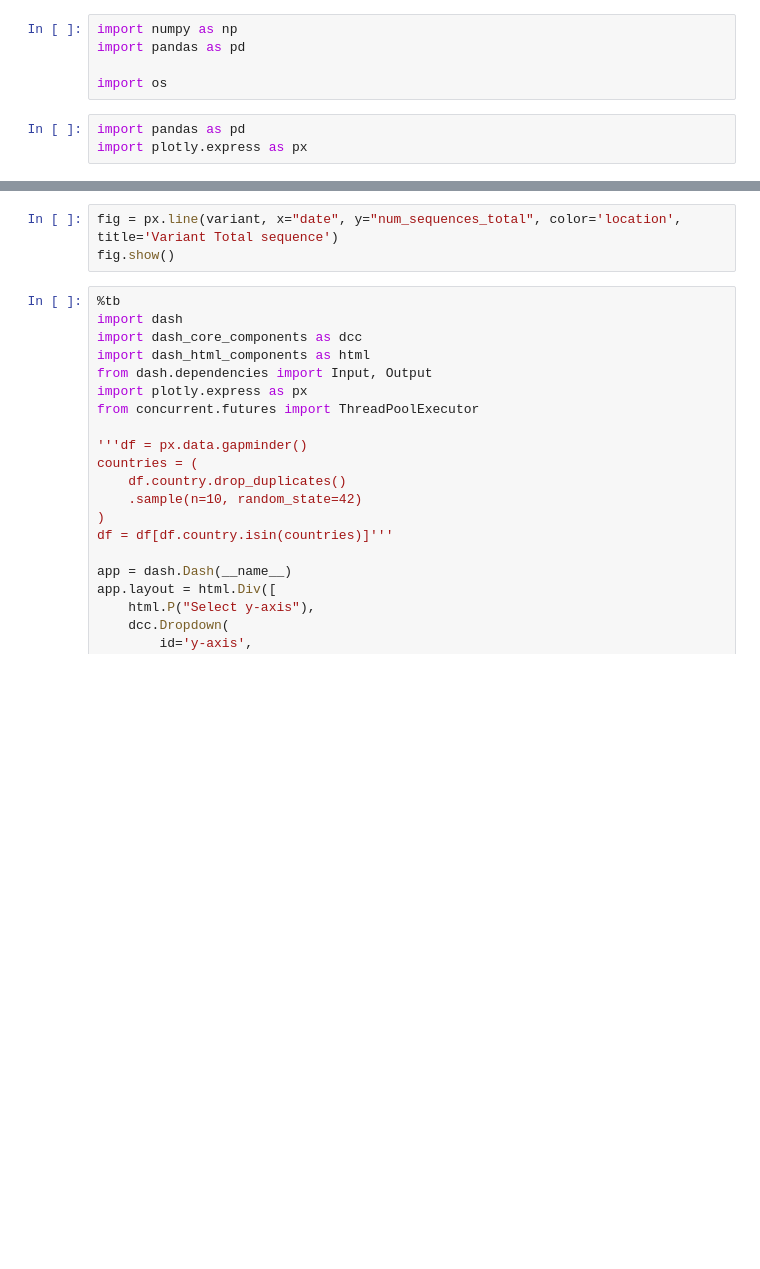
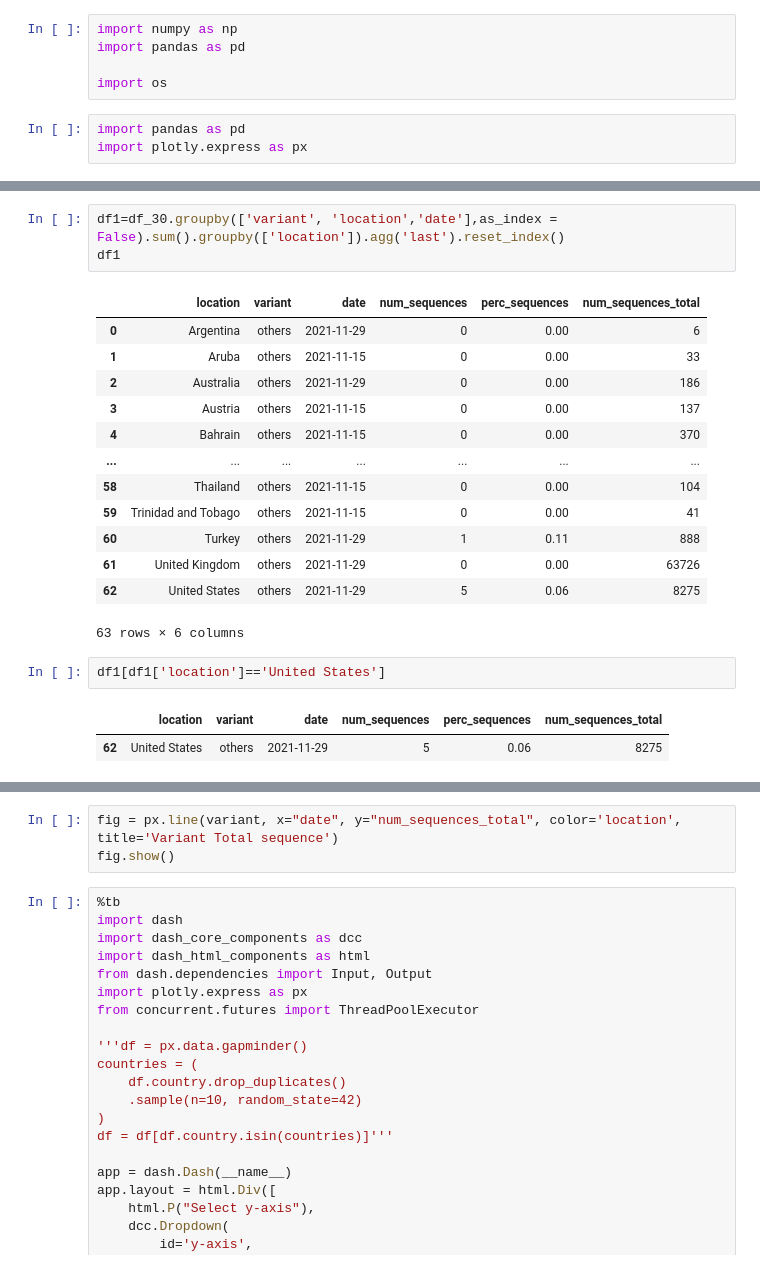
Before and after one commit to Owaiskhan9654/Covid-Dashboard, a Jupyter notebook: Dash Error basic-exploration-of-covid-variants.ipynb, the cells around one changed output, grey strips where cells are left out. Cells and saved outputs as stored; diff of their text form; blank space fills up the shorter version.

```diff
--- a/Dash Error basic-exploration-of-covid-variants.ipynb
+++ b/Dash Error basic-exploration-of-covid-variants.ipynb
@@ -16,0 +73,22 @@ variants=variant.variant.unique()
+# %%
+df1=df_30.groupby(['variant', 'location','date'],as_index = False).sum().groupby(['location']).agg('last').reset_index()
+df1
+# %% [output]
+|  | location | variant | date | num_sequences | perc_sequences | num_sequences_total |
+| 0 | Argentina | others | 2021-11-29 | 0 | 0.00 | 6 |
+| 1 | Aruba | others | 2021-11-15 | 0 | 0.00 | 33 |
+| 2 | Australia | others | 2021-11-29 | 0 | 0.00 | 186 |
+| 3 | Austria | others | 2021-11-15 | 0 | 0.00 | 137 |
+| 4 | Bahrain | others | 2021-11-15 | 0 | 0.00 | 370 |
+| ... | ... | ... | ... | ... | ... | ... |
+| 58 | Thailand | others | 2021-11-15 | 0 | 0.00 | 104 |
+| 59 | Trinidad and Tobago | others | 2021-11-15 | 0 | 0.00 | 41 |
+| 60 | Turkey | others | 2021-11-29 | 1 | 0.11 | 888 |
+| 61 | United Kingdom | others | 2021-11-29 | 0 | 0.00 | 63726 |
+| 62 | United States | others | 2021-11-29 | 5 | 0.06 | 8275 |
+63 rows × 6 columns
+# %%
+df1[df1['location']=='United States']
+# %% [output]
+|  | location | variant | date | num_sequences | perc_sequences | num_sequences_total |
+| 62 | United States | others | 2021-11-29 | 5 | 0.06 | 8275 |
```
Also changed, not shown: parts of 26 cells of this notebook, 9 other files.
